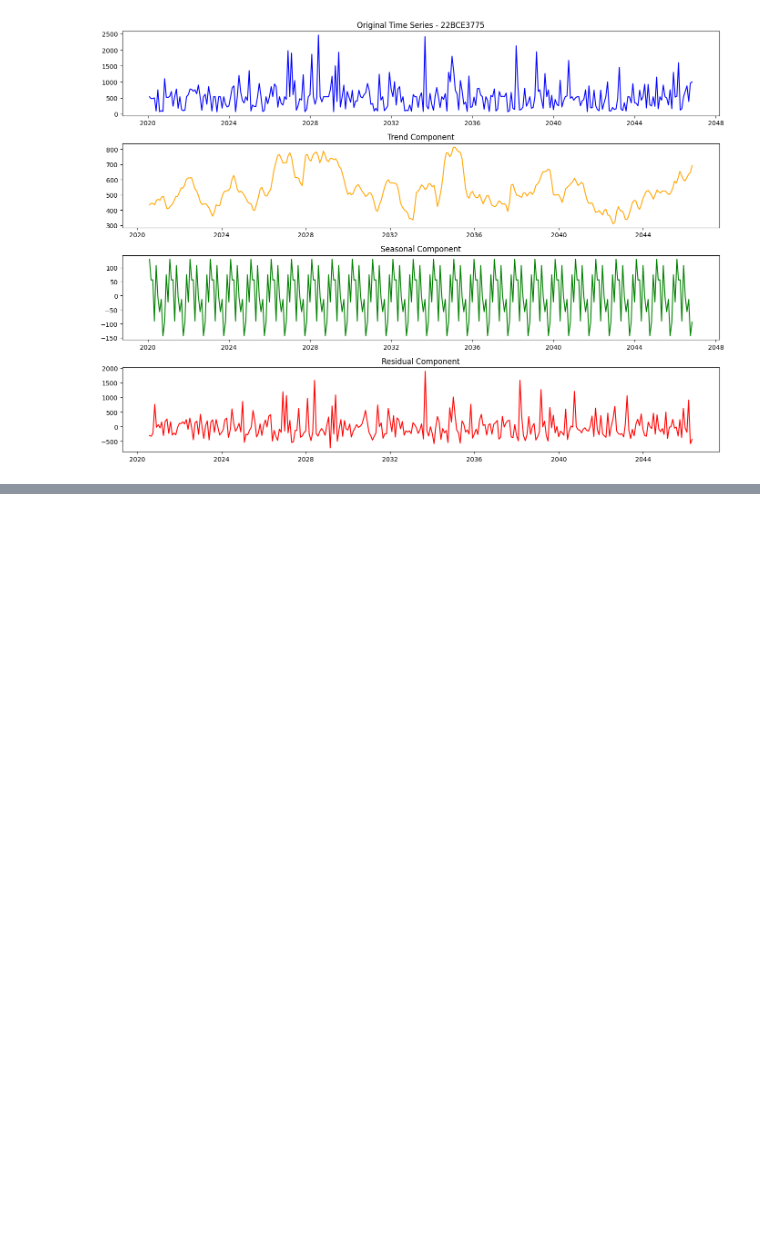
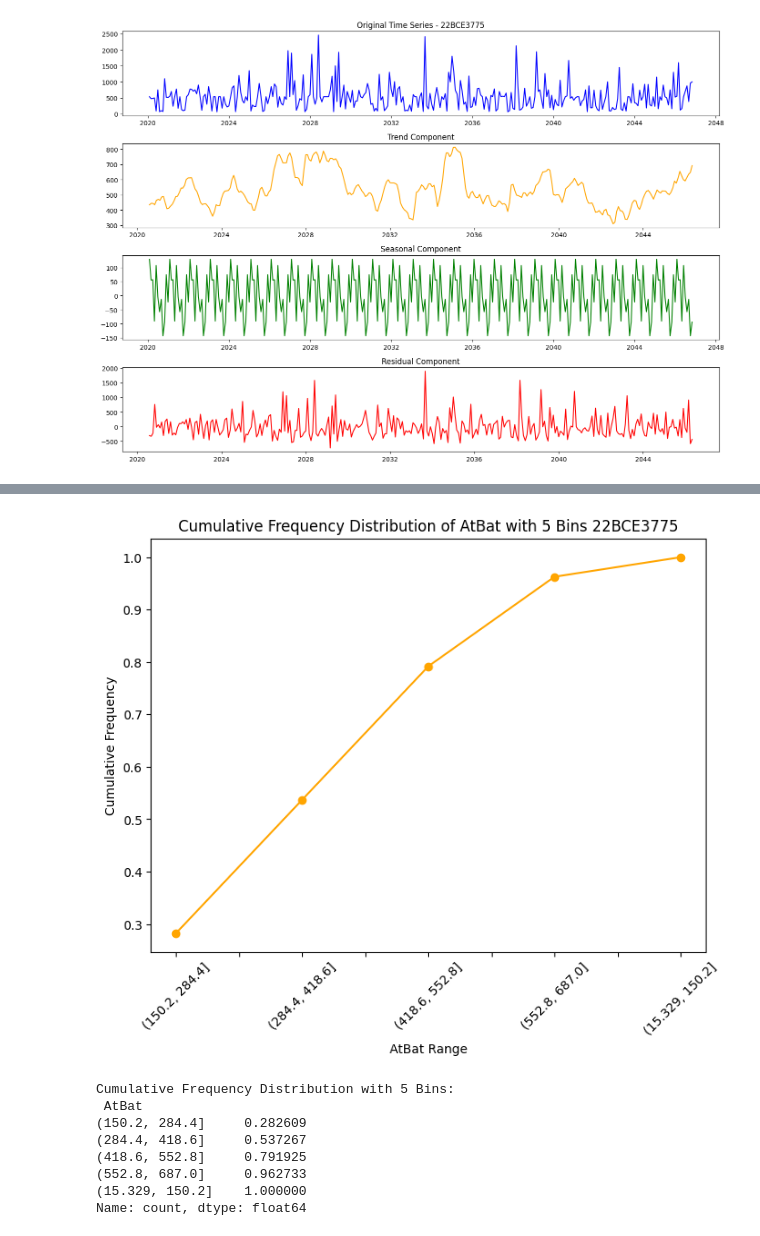
Before and after one commit to Amitsah7/Data-Analysis, a Jupyter notebook: Copy_of_AmitSah22BCE3775.ipynb, the cells around one changed output, grey strips where cells are left out. Drawn from its saved outputs; the diff is of its cells as text; code cells hidden in the pictures; blank space fills up the shorter version.

```diff
--- a/Copy_of_AmitSah22BCE3775.ipynb
+++ b/Copy_of_AmitSah22BCE3775.ipynb
@@ -679,0 +789,22 @@ plt.show()
+# %%
+# 3. Cumulative Frequency Distribution
+cumulative_freq = atbat_binned.value_counts().cumsum() / atbat_data.count()
+plt.figure(figsize=(8, 6))
+cumulative_freq.plot(kind='line', marker='o', color='orange')
+plt.title('Cumulative Frequency Distribution of AtBat with 5 Bins 22BCE3775')
+plt.xlabel('AtBat Range')
+plt.ylabel('Cumulative Frequency')
+plt.xticks(rotation=45)
+plt.show()
+
+print("\nCumulative Frequency Distribution with 5 Bins:\n", cumulative_freq)
+# %% [output]
+[figure, added]
+Cumulative Frequency Distribution with 5 Bins:
+ AtBat
+(150.2, 284.4]     0.282609
+(284.4, 418.6]     0.537267
+(418.6, 552.8]     0.791925
+(552.8, 687.0]     0.962733
+(15.329, 150.2]    1.000000
+Name: count, dtype: float64
```
Also changed, not shown: parts of 38 cells of this notebook.
